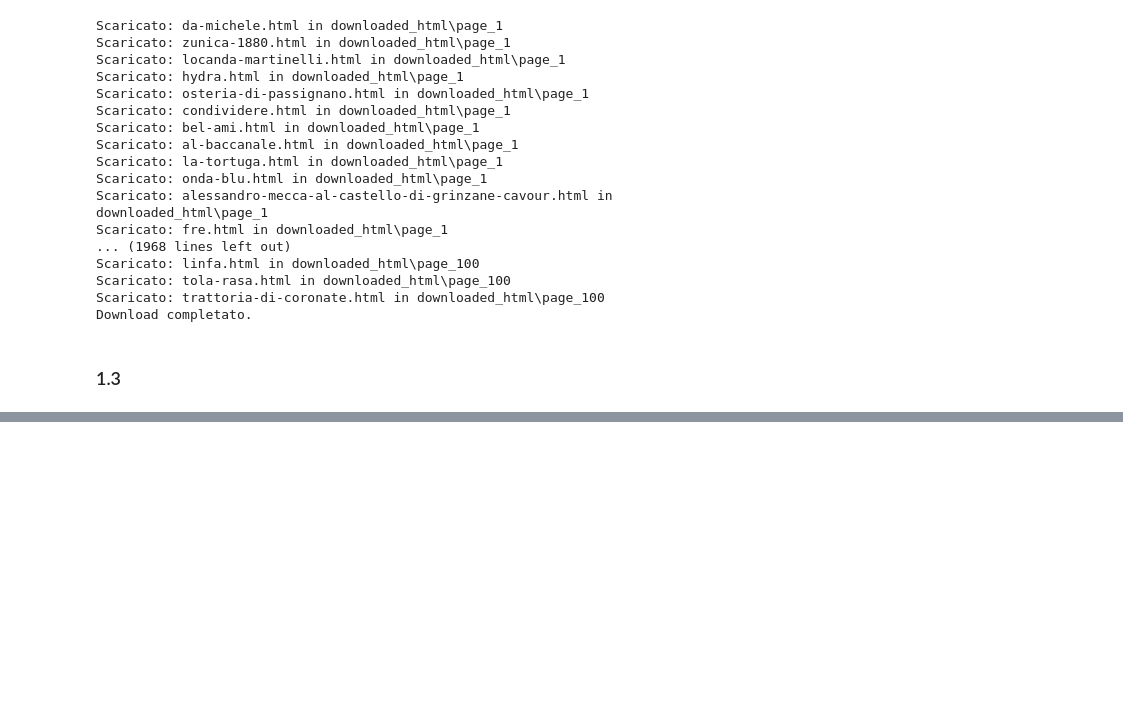
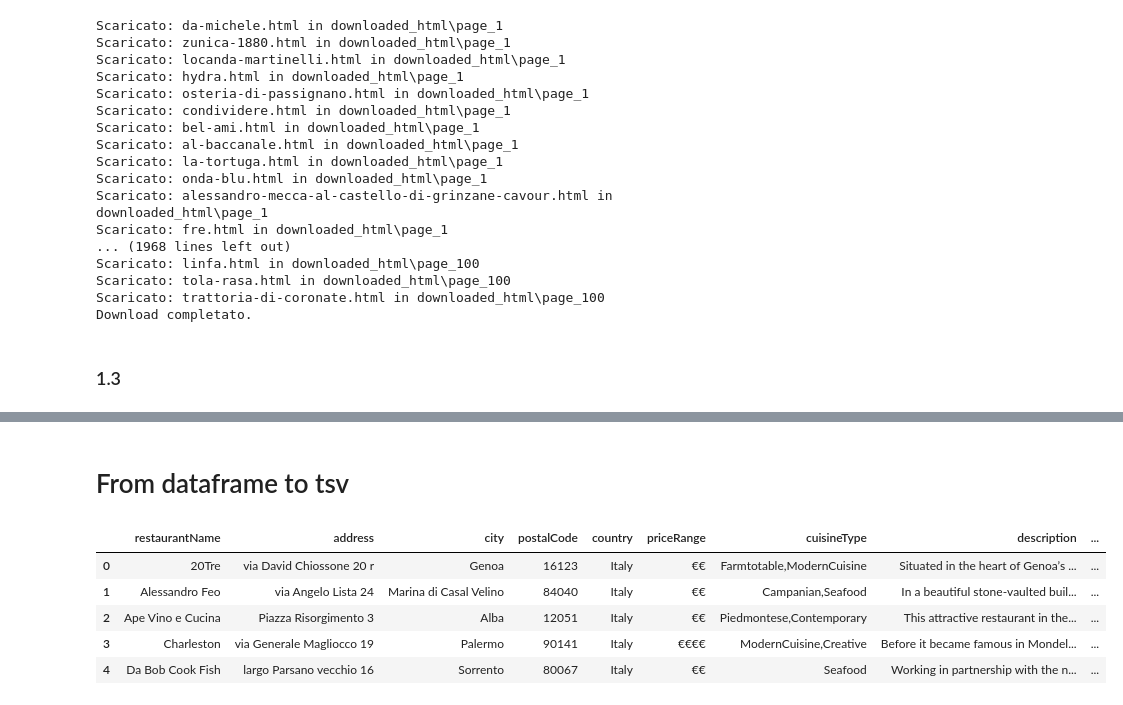
Before and after one commit to yaraoyoussef/ADM-HW3, a Jupyter notebook: main.ipynb, the cells around one changed output, grey strips where cells are left out. Saved outputs shown, nothing was run; the diff lists cells and outputs as text; code cells hidden in the pictures; blank space fills up the shorter version.

```diff
--- a/main.ipynb
+++ b/main.ipynb
@@ -210,5 +234,5 @@ def extract_restaurant_info(html_content):
 # %%
-file_path = os.path.join('downloaded_html/page_1', 'al-baccanale.html')
+file_path = os.path.join('restaurants_html/page_1', '20tre.html')
 
 with open(file_path, "r", encoding="utf-8") as f:
     html_content = f.read()
@@ -307,14 +313,35 @@ Salvato il file files_tsf\restaurant_1982.tsv
-# %%
-#creating the dataframe
-
-main_folder = "files_tsv"
-all_dataframes = []
-
-for file in os.listdir(main_folder):
-    file_path = os.path.join(main_folder, file)
-
-    restaurant_df = pd.read_csv(file_path, sep="\t")
-    all_dataframes.append(restaurant_df)
-
-combined_df = pd.concat(all_dataframes, ignore_index=True)
-combined_df.to_csv("combined_restaurants.tsv", sep="\t", index=False)
+# %% [markdown]
+# From dataframe to tsv
+# %%
+restaurant_data = []
+
+folder_path = 'restaurants_html'  # Assicurati che questa sia la cartella corretta
+
+# Itera ricorsivamente attraverso tutte le sottocartelle e i file
+for root, dirs, files in os.walk(folder_path):
+    for html_file in files:
+        # Crea il percorso completo del file
+        file_path = os.path.join(root, html_file)
+
+        # Verifica se il file è un file HTML
+        if file_path.endswith('.html'):
+            with open(file_path, 'r', encoding='utf-8') as file:
+                html_content = file.read()
+
+            # Estrazione delle informazioni per ogni ristorante
+            restaurant_info = extract_restaurant_info(html_content)
+
+            # Aggiungiamo il dizionario con le informazioni del ristorante alla lista
+            restaurant_data.append(restaurant_info)
+
+# Creazione del DataFrame con i dati raccolti
+df_restaurants = pd.DataFrame(restaurant_data)
+# %%
+df_restaurants.head()
+# %% [output]
+|  | restaurantName | address | city | postalCode | country | priceRange | cuisineType | description | ... |
+| 0 | 20Tre | via David Chiossone 20 r | Genoa | 16123 | Italy | €€ | Farmtotable,ModernCuisine | Situated in the heart of Genoa’s ... | ... |
+| 1 | Alessandro Feo | via Angelo Lista 24 | Marina di Casal Velino | 84040 | Italy | €€ | Campanian,Seafood | In a beautiful stone-vaulted buil... | ... |
+| 2 | Ape Vino e Cucina | Piazza Risorgimento 3 | Alba | 12051 | Italy | €€ | Piedmontese,Contemporary | This attractive restaurant in the... | ... |
+| 3 | Charleston | via Generale Magliocco 19 | Palermo | 90141 | Italy | €€€€ | ModernCuisine,Creative | Before it became famous in Mondel... | ... |
+| 4 | Da Bob Cook Fish | largo Parsano vecchio 16 | Sorrento | 80067 | Italy | €€ | Seafood | Working in partnership with the n... | ... |
```
Also changed, not shown: parts of 9 cells of this notebook.
